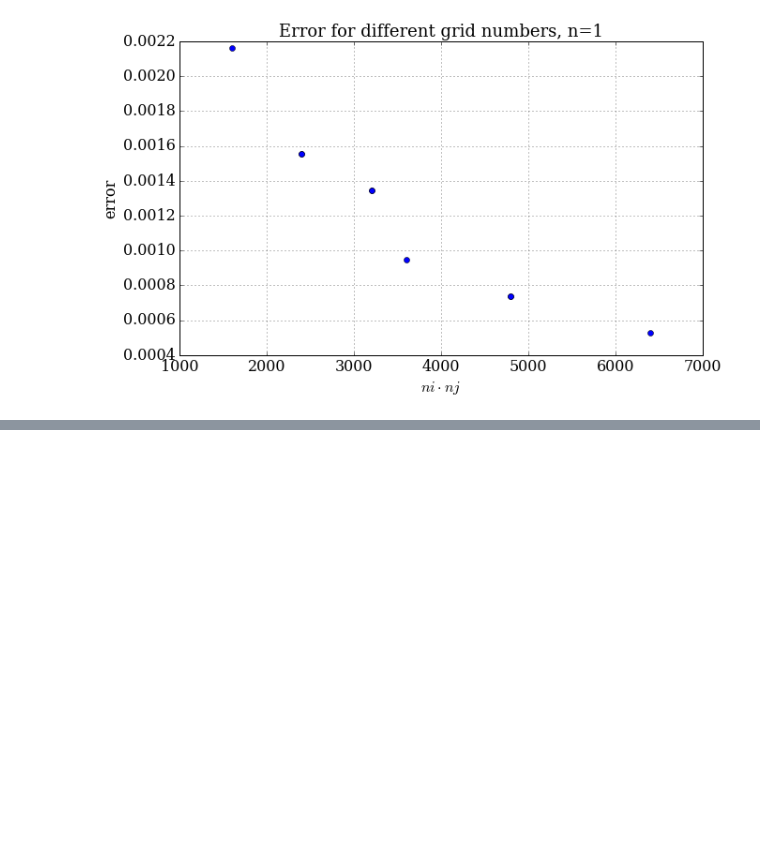
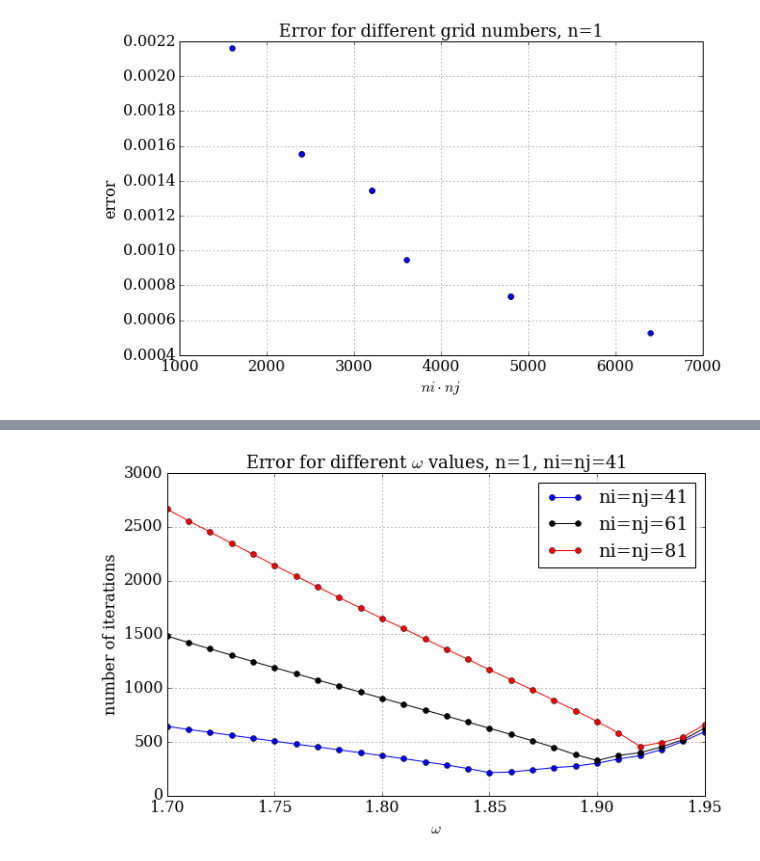
Before and after one commit to yujiasheng912/MAE6225, a Jupyter notebook: poisson2d_sin.ipynb, the cells around one changed output, grey strips where cells are left out. Saved outputs shown, nothing was run; the diff lists cells and outputs as text; code cells hidden in the pictures; blank space fills up the shorter version.

```diff
--- a/poisson2d_sin.ipynb
+++ b/poisson2d_sin.ipynb
@@ -230,16 +258,25 @@ pyplot.legend()
 # %%
 error40_SOR_omega=[]
+error60_SOR_omega=[]
+error80_SOR_omega=[]
 k=1.7
 while k<1.96:
     error40_SOR_omega.append(SOR(41,41,1,1e-9,k)[6])
+    error60_SOR_omega.append(SOR(61,61,1,1e-9,k)[6])
+    error80_SOR_omega.append(SOR(81,81,1,1e-9,k)[6])
     k+=0.01
+
 pyplot.figure(figsize=(10,6))
 pyplot.grid(True)
 pyplot.xlabel('$\omega$')
 pyplot.ylabel('number of iterations')
-pyplot.plot(numpy.linspace(1.7,1.95,(1.95-1.7)/0.01+1),error40_SOR_omega,'o')
+pyplot.plot(numpy.linspace(1.7,1.95,(1.95-1.7)/0.01+1),error40_SOR_omega,color='b',marker='o')
+pyplot.plot(numpy.linspace(1.7,1.95,(1.95-1.7)/0.01+1),error60_SOR_omega,color='k',marker='o')
+pyplot.plot(numpy.linspace(1.7,1.95,(1.95-1.7)/0.01+1),error80_SOR_omega,color='r',marker='o')
 pyplot.title('Error for different $\omega$ values, n=1, ni=nj=41',fontsize=18)
-pyplot.legend()
+pyplot.legend(['ni=nj=41','ni=nj=61','ni=nj=81']);
+# %% [output]
+[figure, added]
 # %%
 u40_jac1,x40_jac1,y40_jac1,dif40_jac1,err40_jac1,res40_jac1,iterations40_jac1=jacobi(41,41,1,1e-9)
 plot_3D(x40_jac1,y40_jac1,u40_jac1)
```
Also changed, not shown: parts of 6 cells of this notebook, 1 other file.
